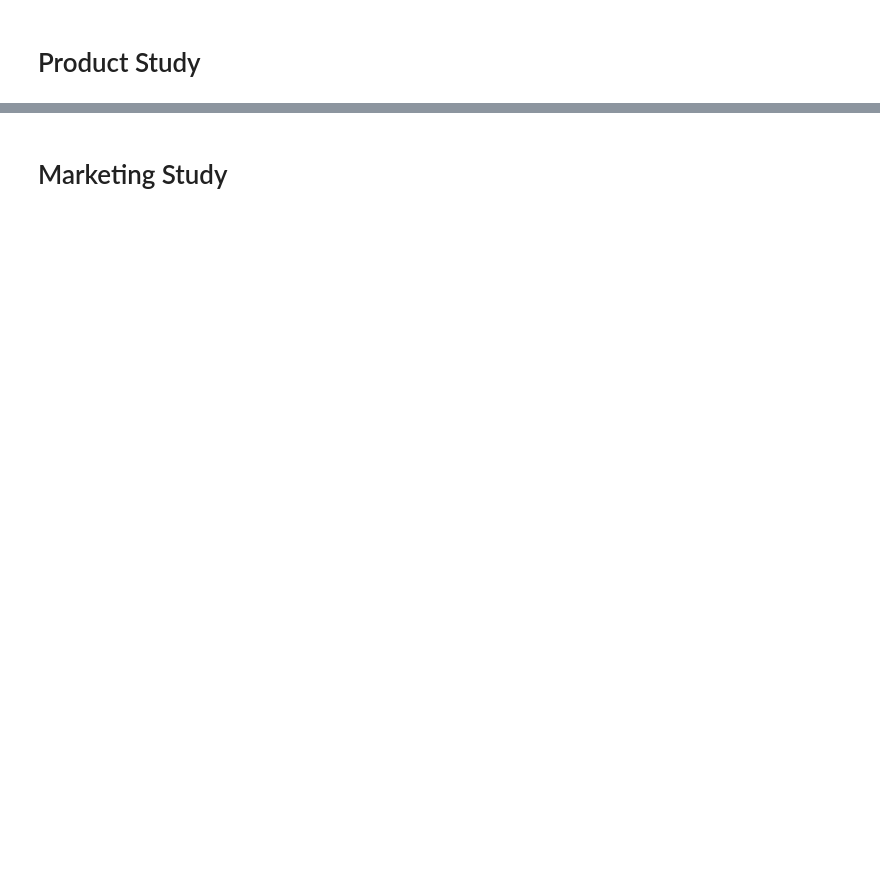
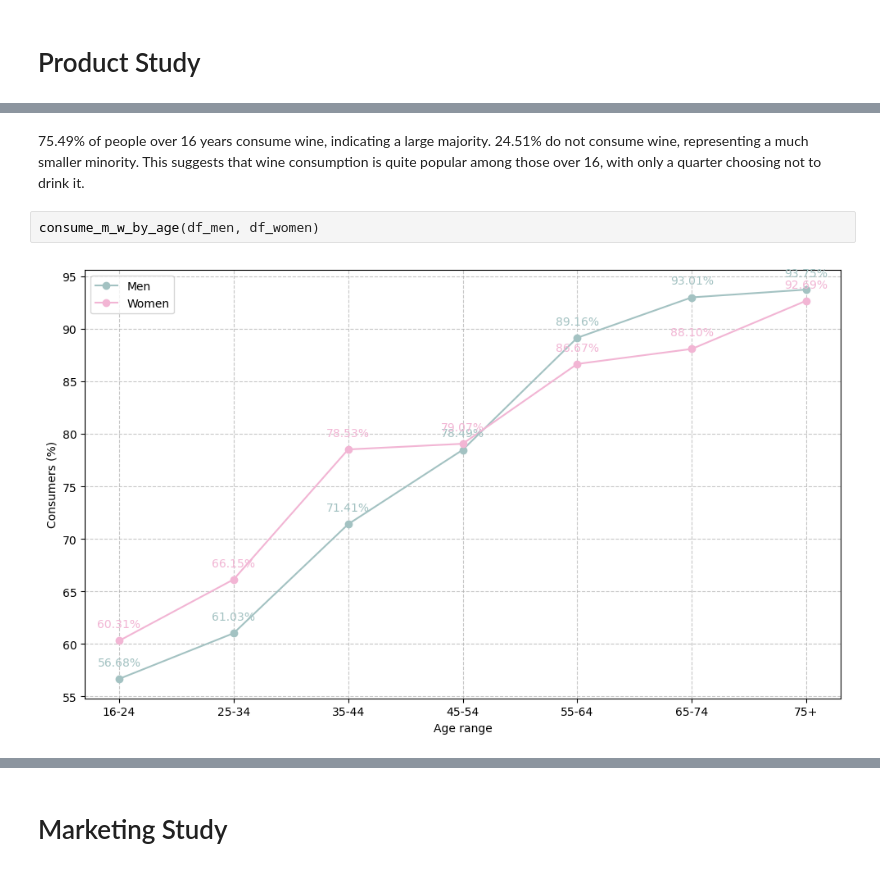
Before and after one commit to lidiamayor/marketing-study-project, a Jupyter notebook: Consumidores.ipynb, the cells around one changed output, grey strips where cells are left out. Saved outputs shown, nothing was run; the diff lists cells and outputs as text; blank space fills up the shorter version.

```diff
--- a/Consumidores.ipynb
+++ b/Consumidores.ipynb
@@ -158,0 +20,8 @@ Passing `palette` without assigning `hue` is deprecated and will be removed in v
+# %% [markdown]
+75.49% of people over 16 years consume wine, indicating a large majority.
+24.51% do not consume wine, representing a much smaller minority.
+This suggests that wine consumption is quite popular among those over 16, with only a quarter choosing not to drink it.
+# %%
+consume_m_w_by_age(df_men, df_women)
+# %% [output]
+[figure, added]
```
Also changed, not shown: parts of 85 cells of this notebook, 8 other files.
